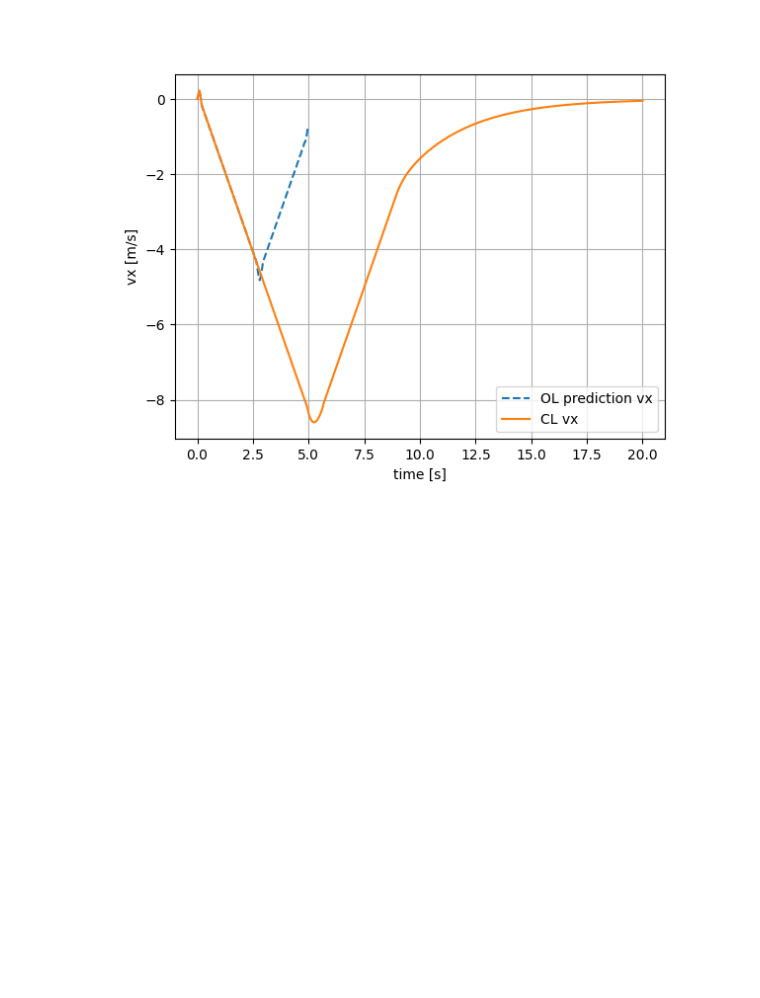
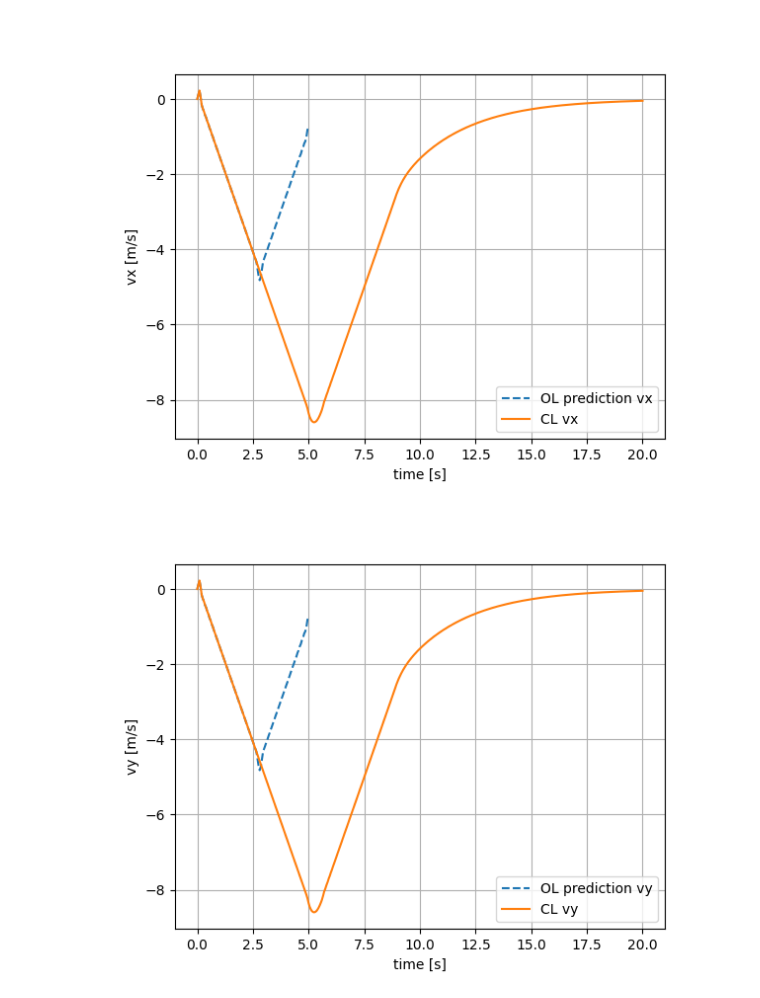
Before and after one commit to Maksymiliann/MPC-Project-EPFL, a Jupyter notebook: project/Deliverable_3_3/Deliverable_3_3.ipynb, the cells around one changed output. Drawn from its saved outputs; the diff is of its cells as text; code cells hidden in the pictures; blank space fills up the shorter version.

```diff
--- a/project/Deliverable_3_3/Deliverable_3_3.ipynb
+++ b/project/Deliverable_3_3/Deliverable_3_3.ipynb
@@ -24,7 +24,7 @@ rocket_params_path = os.path.join(parent_dir, "rocket.yaml")
 # %%
 Ts = 0.05
 sim_time = 20
-H = 5.0
+H = 15.0
 x0 = np.array([0, 0, 0, 0, 0, 0, 0, 0, 0, 50, 50, 100])  # initial state
 pos_target = np.array([0, 0, 10.0])
 
@@ -277,3 +277,27 @@ plt.legend()
 plt.grid(True)
 # %% [output]
 [figure]
+# %%
+plt.figure()
+
+# Open-loop prediction of vx at time k=0 (FULL state index!)
+plt.plot(
+    t_ol[:, 0],
+    x_ol[7, :, 0],     # <-- index 6 = vx
+    '--',
+    label="OL prediction vy"
+)
+
+# Closed-loop vx
+plt.plot(
+    t_cl,
+    x_cl[7, :],
+    label="CL vy"
+)
+
+plt.xlabel("time [s]")
+plt.ylabel("vy [m/s]")
+plt.legend()
+plt.grid(True)
+# %% [output]
+[figure, added]
```
Also changed, not shown: parts of 2 cells of this notebook, 35 other files.
